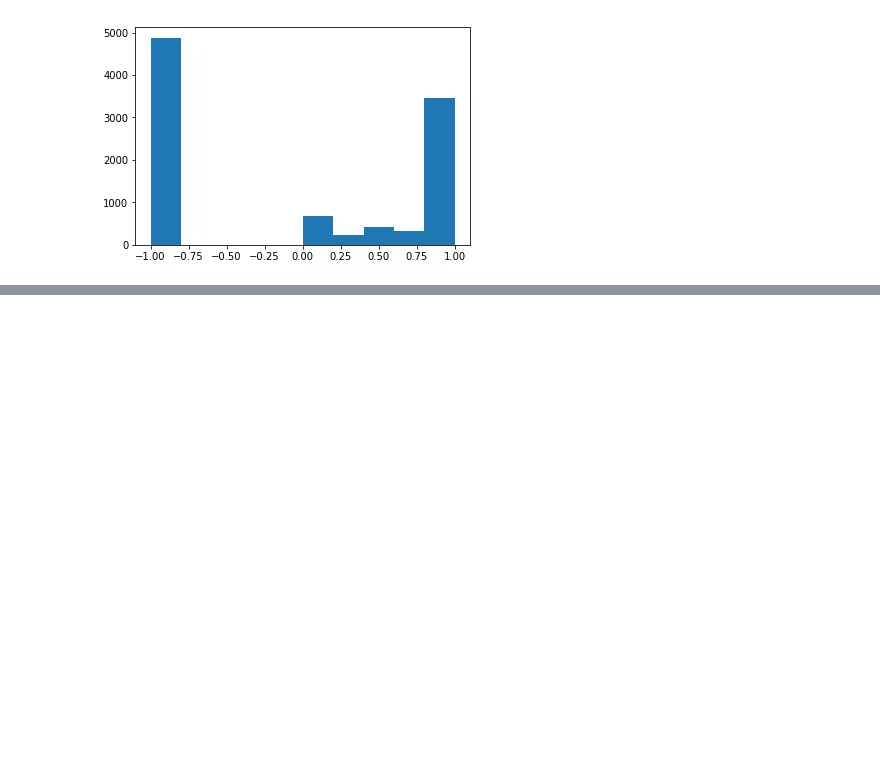
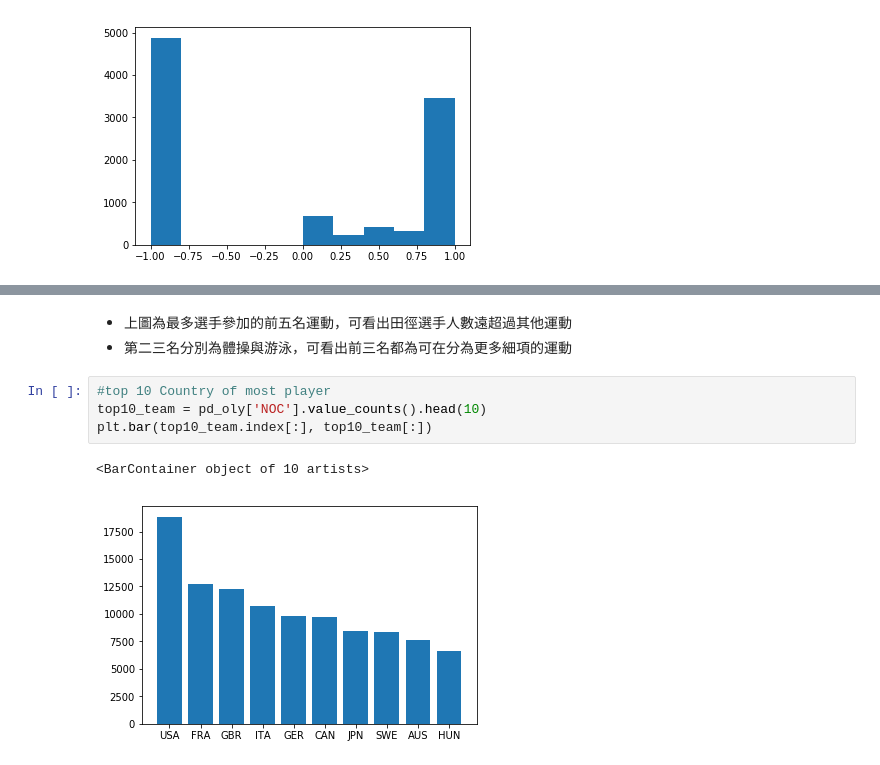
Before and after one commit to F74046496/FoDA_HW1, a Jupyter notebook: hw1.ipynb, the cells around one changed output, grey strips where cells are left out. Cells and saved outputs as stored; diff of their text form; blank space fills up the shorter version.

```diff
--- a/hw1.ipynb
+++ b/hw1.ipynb
@@ -147,0 +162,10 @@ plt.hist(list_HelpfulRatio)
+# %% [markdown]
+- 上圖為最多選手參加的前五名運動，可看出田徑選手人數遠超過其他運動
+- 第二三名分別為體操與游泳，可看出前三名都為可在分為更多細項的運動
+# %%
+#top 10 Country of most player
+top10_team = pd_oly['NOC'].value_counts().head(10)
+plt.bar(top10_team.index[:], top10_team[:])
+# %% [output]
+<BarContainer object of 10 artists>
+[figure, added]
```
Also changed, not shown: parts of 17 cells of this notebook.
